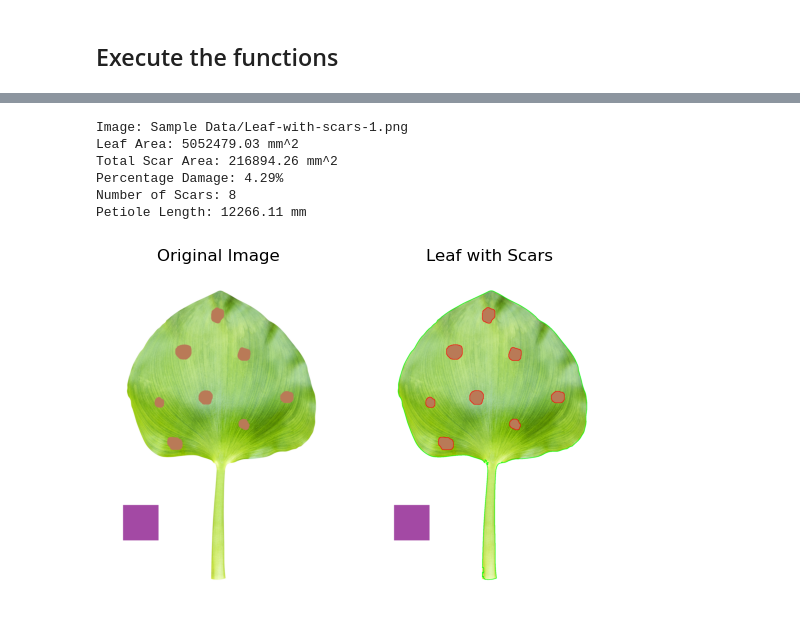
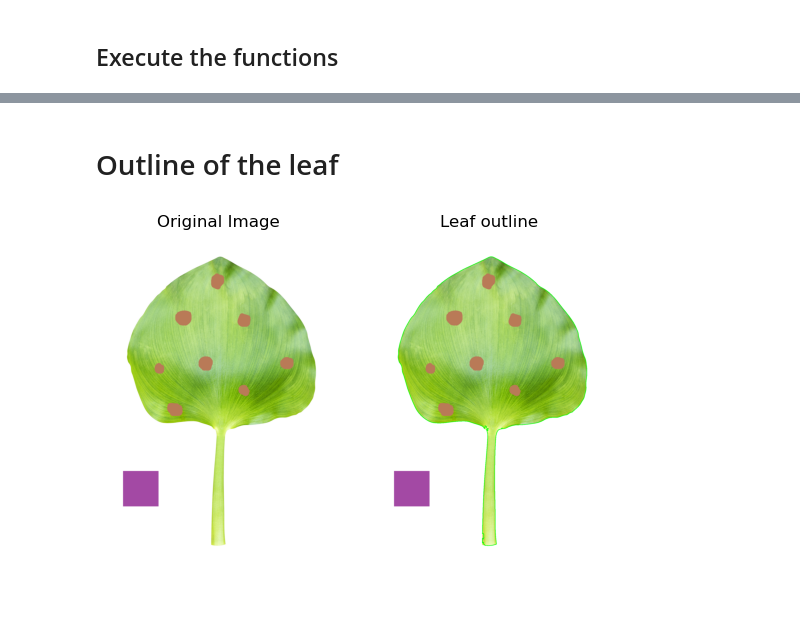
Before and after one commit to Jacquesvnme/Leaf-Scarring-Project, a Jupyter notebook: Individual_Code/Henry Roux/Version 2 Functions.ipynb, the cells around one changed output, grey strips where cells are left out. Drawn from its saved outputs; the diff is of its cells as text; code cells hidden in the pictures.

```diff
--- a/Individual_Code/Henry Roux/Version 2 Functions.ipynb
+++ b/Individual_Code/Henry Roux/Version 2 Functions.ipynb
@@ -18,7 +18,6 @@ def calculate_length(points, scale):
 # %%
 # Load the image
 def load_image(image_path):
-    image_path = "Sample Data/Leaf-with-scars-1.png"
     image = cv2.imread(image_path)
     return image
 # %%
@@ -153,10 +261,37 @@ def main(image_path):
+# %% [markdown]
+# Outline of the leaf
+# %%
+def leaf_outline(image_path):
+    image = load_image(image_path)
+    # Display the image
+    plt.subplot(1, 2, 1)
+    plt.title('Original Image')
+    plt.imshow(cv2.cvtColor(image, cv2.COLOR_BGR2RGB))
+    plt.axis('off')
+
+    # Convert the image to HSV color space
+    hsv_image = cv2.cvtColor(image, cv2.COLOR_BGR2HSV)
+
+    # Create masks for the calibration cube, leaf, and scars
+    purple_mask, green_mask, brown_mask = create_mask(hsv_image)
+
+    # Find contours of the leaf
+    leaf_contour = find_leaf_contours(green_mask)
+
+    # Optionally display the results visually
+    cv2.drawContours(image, [leaf_contour], -1, (0, 255, 0), 2)
+    cv2.imshow("Leaf outline", image)
+    cv2.waitKey(0)
+    cv2.destroyAllWindows()
+
+    # Display the original and annotated images
+    plt.subplot(1, 2, 2)
+    plt.title('Leaf outline')
+    plt.imshow(cv2.cvtColor(image, cv2.COLOR_BGR2RGB))
+    plt.axis('off')
+
+    plt.show()
 # %%
-main("Sample Data/Leaf-with-scars-1.png")
+leaf_outline("Sample Data/Leaf-with-scars-1.png")
 # %% [output]
-Image: Sample Data/Leaf-with-scars-1.png
-Leaf Area: 5052479.03 mm^2
-Total Scar Area: 216894.26 mm^2
-Percentage Damage: 4.29%
-Number of Scars: 8
-Petiole Length: 12266.11 mm
-[figure, old version]
+[figure, new version]
```
Also changed, not shown: parts of 8 cells of this notebook, 6 other files.
